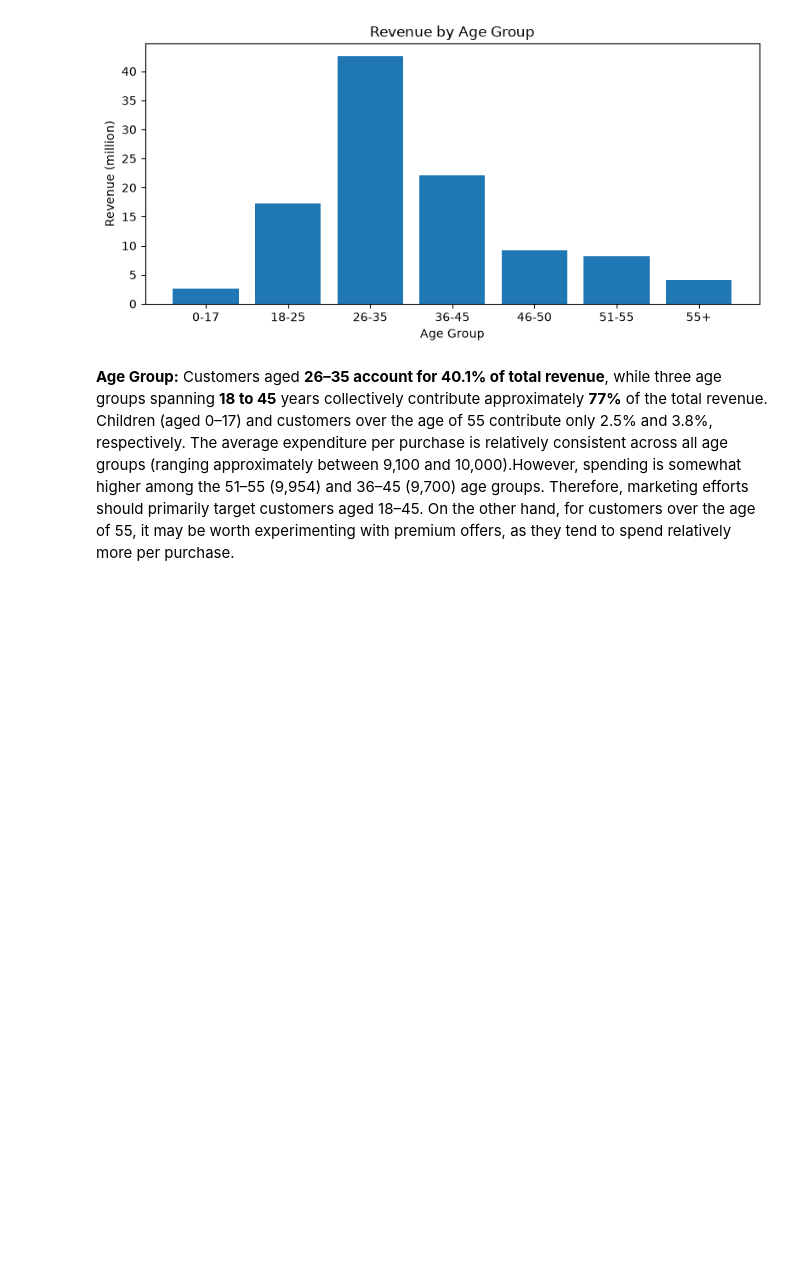
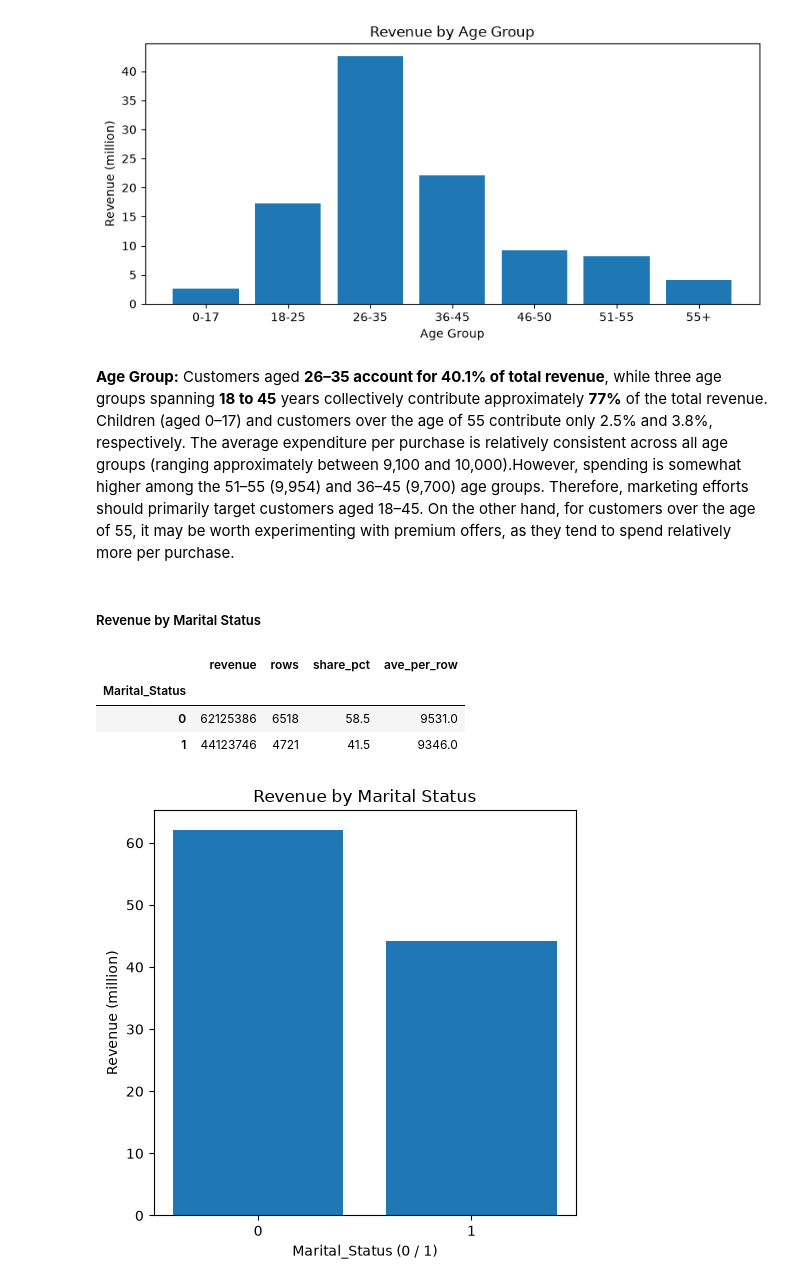
Before and after one commit to ariful3551/diwali_sales_analysis, a Jupyter notebook: notebooks/03_eda_and_visualization.ipynb, the cells around one changed output. Cells and saved outputs as stored; diff of their text form; code cells hidden in the pictures; blank space fills up the shorter version.

Commit message:
Revenue by Marital Status

```diff
--- a/notebooks/03_eda_and_visualization.ipynb
+++ b/notebooks/03_eda_and_visualization.ipynb
@@ -198,3 +198,26 @@ plt.show()
 [figure]
 # %% [markdown]
 **Age Group:** Customers aged **26–35 account for 40.1% of total revenue**, while three age groups spanning **18 to 45** years collectively contribute approximately **77%** of the total revenue. Children (aged 0–17) and customers over the age of 55 contribute only 2.5% and 3.8%, respectively. The average expenditure per purchase is relatively consistent across all age groups (ranging approximately between 9,100 and 10,000).However, spending is somewhat higher among the 51–55 (9,954) and 36–45 (9,700) age groups. Therefore, marketing efforts should primarily target customers aged 18–45. On the other hand, for customers over the age of 55, it may be worth experimenting with premium offers, as they tend to spend relatively more per purchase.
+# %% [markdown]
+##### Revenue by Marital Status
+# %%
+marital = df.groupby("Marital_Status", observed= True) ["Amount"].agg(revenue = "sum", rows ="count")
+marital["share_pct"] = (marital["revenue"] / marital["revenue"].sum() * 100).round(1)
+marital["ave_per_row"] = (marital["revenue"] / marital["rows"]).round(0)
+marital
+# %% [output]
+|  | revenue | rows | share_pct | ave_per_row |
+| Marital_Status |  |  |  |  |
+| 0 | 62125386 | 6518 | 58.5 | 9531.0 |
+| 1 | 44123746 | 4721 | 41.5 | 9346.0 |
+# %%
+plt.figure(figsize=(5, 5))
+plt.bar(marital.index.astype(str), marital["revenue"] / 1e6)
+plt.xlabel("Marital_Status (0 / 1)")
+plt.ylabel("Revenue (million)")
+plt.title("Revenue by Marital Status")
+plt.tight_layout()
+plt.savefig("../images/q3_revenue_by_marital_status.png", dpi=150)
+plt.show()
+# %% [output]
+[figure, added]
```
Also changed, not shown: parts of 1 cell of this notebook.
